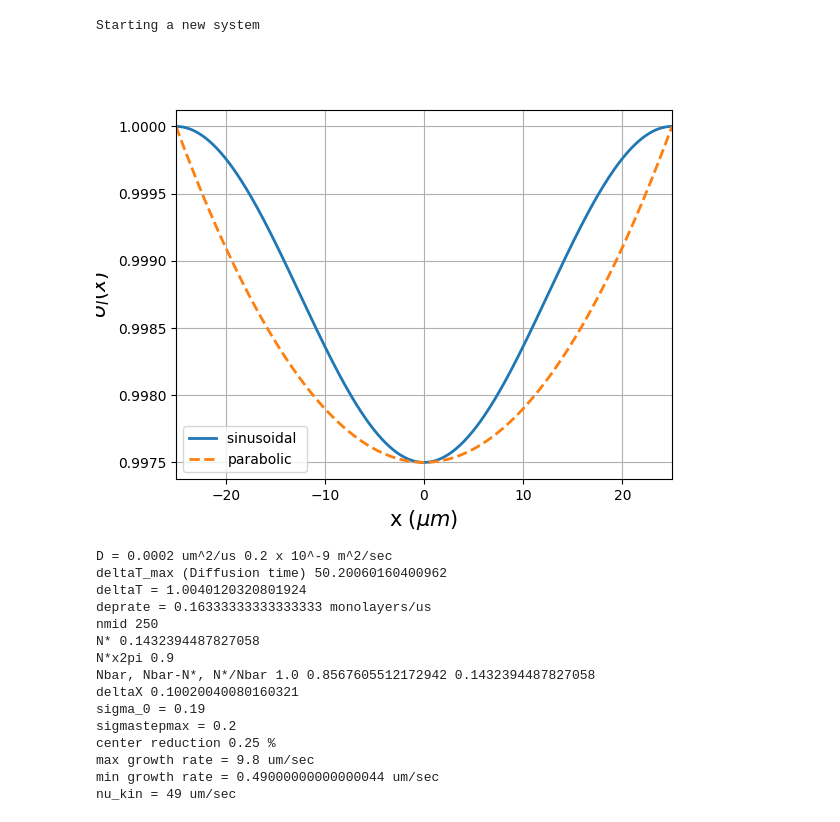
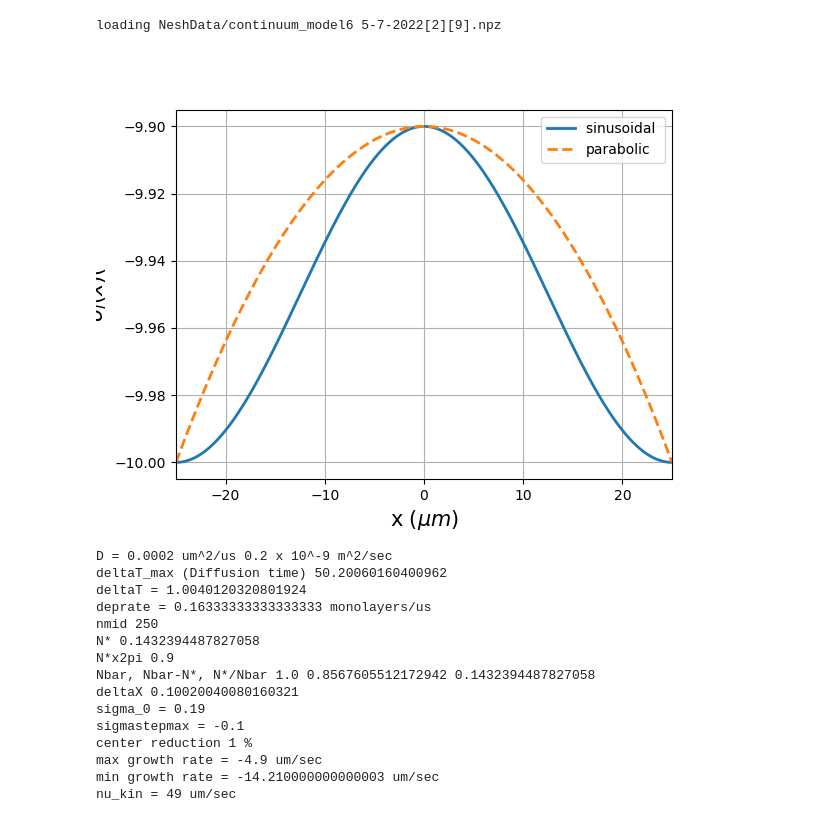
Before and after one commit to upschemistry/icecontinuum, a Jupyter notebook: jadams/pythoncode/continuum_model6.ipynb, the cells around one changed output. Drawn from its saved outputs; the diff is of its cells as text; code cells hidden in the pictures.

```diff
--- a/jadams/pythoncode/continuum_model6.ipynb
+++ b/jadams/pythoncode/continuum_model6.ipynb
@@ -72,10 +72,10 @@ fignum = 0
 # trajfile = 'NeshData/continuum_model6 26-5-2016[3][6].traj.npz'; trajflag = True
 # traj0file= 'NeshData/continuum_model6 26-5-2016[3][6].traj0.npz'; traj0flag = True
 
-lastfile = 'NeshData/continuum_model6 28-5-2016[1][1].npz'; Load_old_file = False
-nextfile = 'NeshData/continuum_model6 28-5-2016[1][1].npz'; Save_new_file = False
-trajfile = 'NeshData/continuum_model6 28-5-2016[1][1].traj.npz'; trajflag = False
-traj0file= 'NeshData/continuum_model6 28-5-2016[1][1].traj0.npz'; traj0flag = False
+# lastfile = 'NeshData/continuum_model6 28-5-2016[1][1].npz'; Load_old_file = False
+# nextfile = 'NeshData/continuum_model6 28-5-2016[1][1].npz'; Save_new_file = False
+# trajfile = 'NeshData/continuum_model6 28-5-2016[1][1].traj.npz'; trajflag = False
+# traj0file= 'NeshData/continuum_model6 28-5-2016[1][1].traj0.npz'; traj0flag = False
 
 # lastfile = 'NeshData/continuum_model6 28-5-2016[2][1].npz'; Load_old_file = False
 # nextfile = 'NeshData/continuum_model6 28-5-2016[2][1].npz'; Save_new_file = False
@@ -121,6 +121,11 @@ traj0file= 'NeshData/continuum_model6 28-5-2016[1][1].traj0.npz'; traj0flag = Fa
 # nextfile = 'NeshData/continuum_model6 29-5-2016[6][1].npz'; Save_new_file = False
 # trajfile = 'NeshData/continuum_model6 29-5-2016[6][1].traj.npz'; trajflag = False
 # traj0file= 'NeshData/continuum_model6 29-5-2016[6][1].traj0.npz'; traj0flag = True
+
+lastfile = 'NeshData/continuum_model6 5-7-2022[2][9].npz'; Load_old_file = True
+nextfile = 'NeshData/continuum_model6 5-7-2022[2][10].npz'; Save_new_file = True
+trajfile = 'NeshData/continuum_model6 5-7-2022[2][10].traj.npz'; trajflag = True
+traj0flag = False
 # %%
 # Number of iterations to calculate Nliq from Ntot
 niter = 1
@@ -160,7 +165,7 @@ else:
     nx = len(x)
     deltaX = x[1]-x[0]
 # %% [output]
-Starting a new system
+loading NeshData/continuum_model6 5-7-2022[2][9].npz
 # %%
 # Lay out the system
 Ntot = Fliq + Nice
@@ -187,40 +192,52 @@ deltaT = dtmax/dtmaxtimefactor
 # Deposition rate
 nu_kin = 49 # microns/second
 deprate = nu_kin/umpersec_over_mlyperus # monolayers per microsecond
 deprate_times_deltaT = deprate * deltaT
 
 # Supersaturation
 sigma0 = 0.19
-sigmastepmax = 0.20 # Must be bigger than sigma0 to get growth
-center_reduction = 0.25 # In percent
+sigmastepmax = -.1 # Must be bigger than sigma0 to get growth
+center_reduction = 1 # In percent
 c_r = center_reduction/100
 
 # Diffusion coefficient scaled for this time-step and space-step
 DoverdeltaX2 = D/deltaX**2
 
 # Gets the function sigma(x)
 sigmastep_sinusoid = ds.getsigmastep(x,xmax,center_reduction,sigmastepmax,method='sinusoid')
 sigmastep_parabolic = ds.getsigmastep(x,xmax,center_reduction,sigmastepmax,method='parabolic')
-sigmastepstyle = 'sinusoid'
+sigmastepstyle = 'parabolic'
 if sigmastepstyle=='sinusoid':
     sigmastep = sigmastep_sinusoid
 elif sigmastepstyle=='parabolic':
     sigmastep = sigmastep_parabolic
 else:
     print('bad choice')
 
+# # Graph sigma(x)
+# fignum +=1
+# plt.figure(fignum)
+# plt.plot(x-xmid,sigmastep_sinusoid/sigmastepmax, \
+#          x-xmid, sigmastep_parabolic/sigmastepmax, '--',lw=linewidth)
+# plt.xlim([-xmid,xmid])
+# plt.legend(['sinusoidal ', 'parabolic'])
+# plt.xlabel(r'x ($\mu m$)',fontsize=fontsize)
+# plt.ylabel(r'$\sigma_I(x) $',fontsize=fontsize)
+# plt.grid('on')
+
+
 # Graph sigma(x)
 fignum +=1
 plt.figure(fignum)
-plt.plot(x-xmid,sigmastep_sinusoid/sigmastepmax, \
-         x-xmid, sigmastep_parabolic/sigmastepmax, '--',lw=linewidth)
+plt.plot(x-xmid,sigmastep_sinusoid*100, \
+         x-xmid, sigmastep_parabolic*100, '--',lw=linewidth)
 plt.xlim([-xmid,xmid])
 plt.legend(['sinusoidal ', 'parabolic'])
 plt.xlabel(r'x ($\mu m$)',fontsize=fontsize)
-plt.ylabel(r'$\sigma_I(x) $',fontsize=fontsize)
+plt.ylabel(r'$\sigma_I(x) (%)$',fontsize=fontsize)
 plt.grid('on')
 # %% [output]
-[figure, old version]
+[figure, new version]
 # %%
 # These are run control parameters
 
@@ -269,10 +286,10 @@ N*x2pi 0.9
 Nbar, Nbar-N*, N*/Nbar 1.0 0.8567605512172942 0.1432394487827058
 deltaX 0.10020040080160321
 sigma_0 = 0.19
-sigmastepmax = 0.2
-center reduction 0.25 %
-max growth rate = 9.8 um/sec
-min growth rate = 0.49000000000000044 um/sec
+sigmastepmax = -0.1
+center reduction 1 %
+max growth rate = -4.9 um/sec
+min growth rate = -14.210000000000003 um/sec
 nu_kin = 49 um/sec
 # %%
 # This is the 0-d run
```
Also changed, not shown: parts of 8 cells of this notebook, 15 other files.
